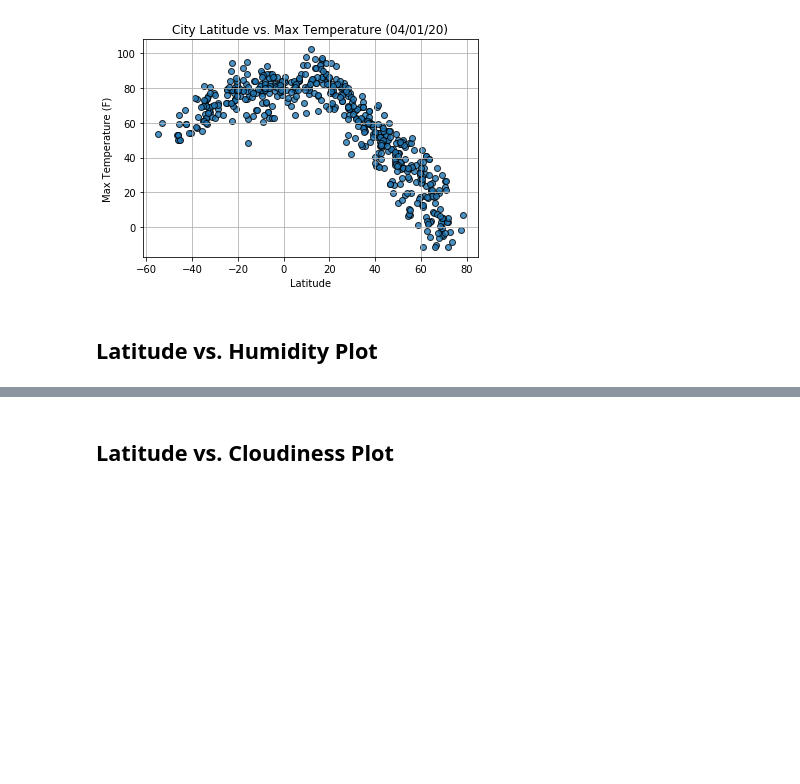
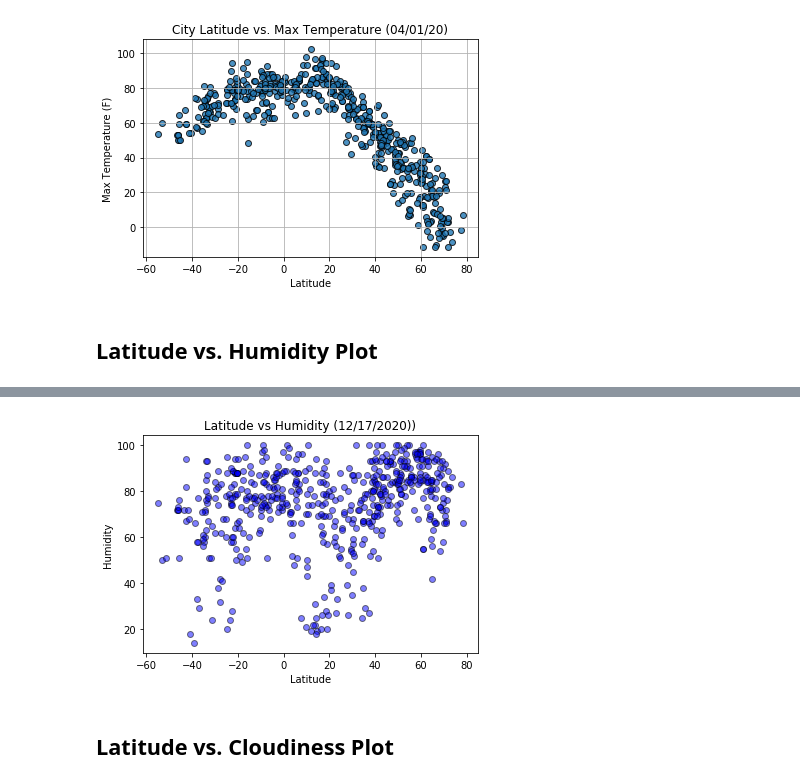
Before and after one commit to amorales0614/pythonapis-challenge, a Jupyter notebook: WeatherPy.ipynb, the cells around one changed output, grey strips where cells are left out. Saved outputs shown, nothing was run; the diff lists cells and outputs as text; code cells hidden in the pictures; blank space fills up the shorter version.

```diff
--- a/WeatherPy.ipynb
+++ b/WeatherPy.ipynb
@@ -243,2 +240,10 @@ plt.show()
+# %%
+plt.scatter(pd.to_numeric(city_weather_df["Lat"]).astype(float), pd.to_numeric(city_weather_df["Humidity"]).astype(float), facecolors="blue", edgecolors="black", alpha = 0.5)
+plt.xlabel("Latitude")
+plt.ylabel("Humidity")
+plt.title(f"Latitude vs Humidity (12/17/2020))")
+plt.show()
+# %% [output]
+[figure, added]
 # %% [markdown]
 ## Latitude vs. Cloudiness Plot
```
Also changed, not shown: parts of 4 cells of this notebook.
